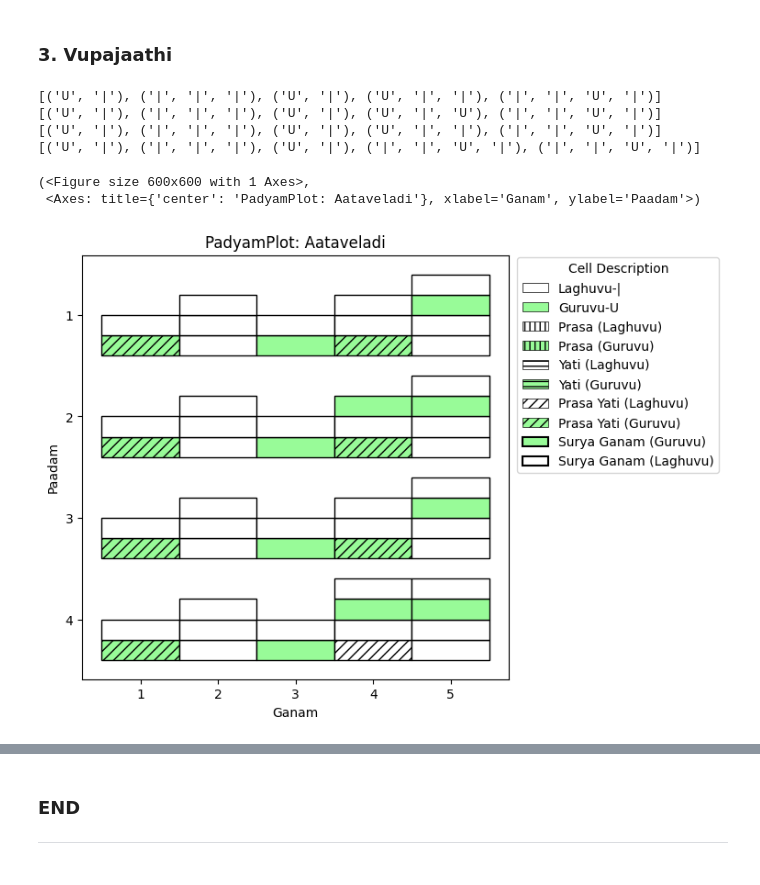
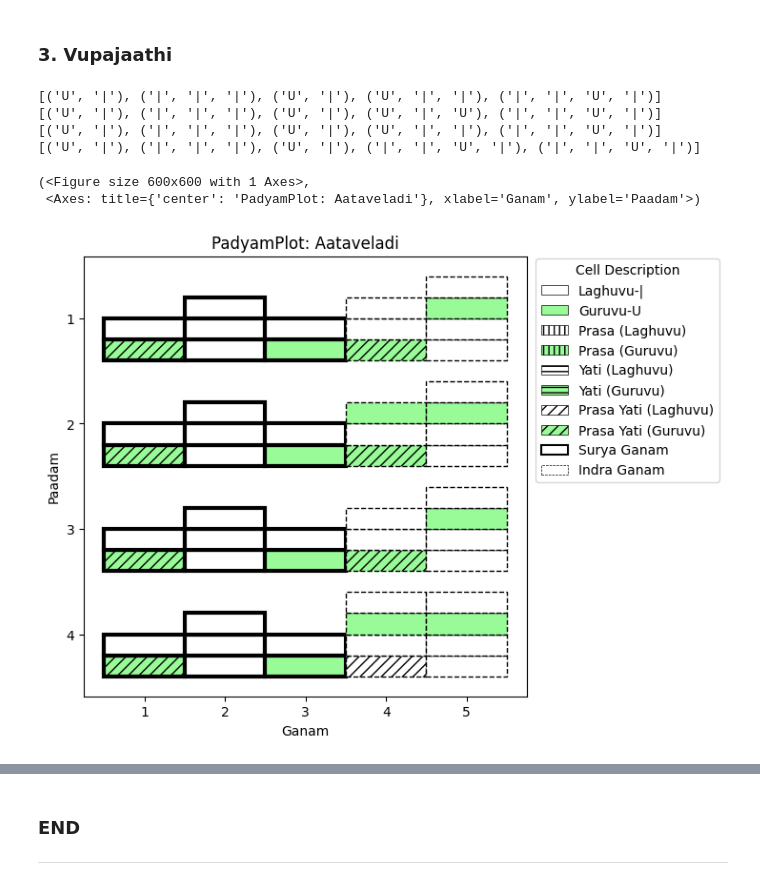
Before and after one commit to BodduSriPavan-111/chandassu, a Jupyter notebook: examples/PadyamPlot.ipynb, the cells around one changed output, grey strips where cells are left out. Cells and saved outputs as stored; diff of their text form; code cells hidden in the pictures.

```diff
--- a/examples/PadyamPlot.ipynb
+++ b/examples/PadyamPlot.ipynb
@@ -192,26 +209,27 @@ padyam_plot( gana_kramam= gana_kramam,
 # %%
 gana_kramam= aataveladi
 for k in range(len(gana_kramam)):
 
     each_paadam= gana_kramam[k]
 
     sequence= [ list(i.values())[0] for i in each_paadam]
     print(sequence)
 
 padyam_plot( gana_kramam= gana_kramam,
+             include_indra_surya= True,
             yati_sthanam= (4,0),
             yati_paadaalu= (1,2,3,4),
             prasa= False,
             only_generic_yati= False,
             title= "Aataveladi" )
 # %% [output]
 [('U', '|'), ('|', '|', '|'), ('U', '|'), ('U', '|', '|'), ('|', '|', 'U', '|')]
 [('U', '|'), ('|', '|', '|'), ('U', '|'), ('U', '|', 'U'), ('|', '|', 'U', '|')]
 [('U', '|'), ('|', '|', '|'), ('U', '|'), ('U', '|', '|'), ('|', '|', 'U', '|')]
 [('U', '|'), ('|', '|', '|'), ('U', '|'), ('|', '|', 'U', '|'), ('|', '|', 'U', '|')]
 (<Figure size 600x600 with 1 Axes>,
  <Axes: title={'center': 'PadyamPlot: Aataveladi'}, xlabel='Ganam', ylabel='Paadam'>)
-[figure, old version]
+[figure, new version]
 # %%
 gana_kramam= teytageethi
 for k in range(len(gana_kramam)):
```
Also changed, not shown: parts of 4 cells of this notebook, 1 other file.
